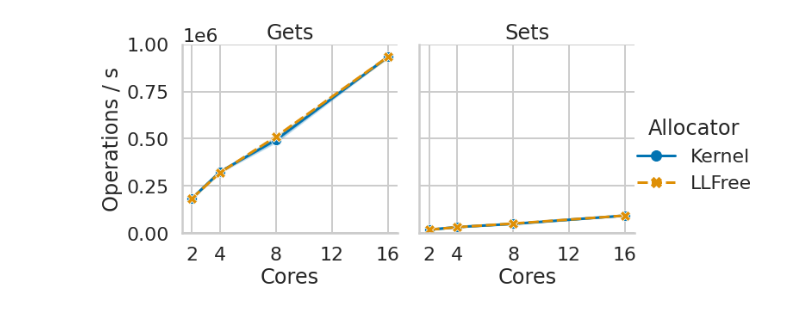
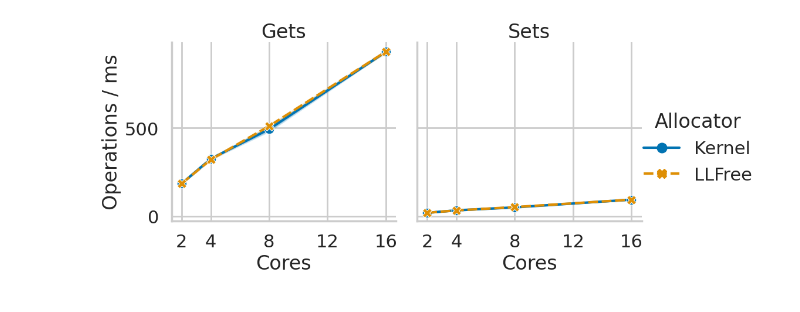
Before and after one commit to luhsra/llfree-bench, a Jupyter notebook: memtier.ipynb, the cells around one changed output. Drawn from its saved outputs; the diff is of its cells as text; code cells hidden in the pictures.

Commit message:
:sparkles: Improve plots

```diff
--- a/memtier.ipynb
+++ b/memtier.ipynb
@@ -29,27 +29,27 @@ def load(root: Path) -> pd.DataFrame:
 # %%
 buddy_d = load(buddy)
 buddy_d["alloc"] = "Kernel"
 llfree_d = load(llfree)
 llfree_d["alloc"] = "LLFree"
 
 pgd = pd.concat([buddy_d, llfree_d], ignore_index=True)
 pgd = pgd[["cores", "alloc", "Gets", "Sets", "iteration"]].melt(
     id_vars=["cores", "alloc", "iteration"],
-    value_vars=["Gets", "Sets"], value_name="time", var_name="operation")
+    value_vars=["Gets", "Sets"], value_name="num", var_name="operation")
+pgd["num"] /= 1000
 # pgd = pgd.groupby(["cores", "alloc", "variable", "mem"]).min()
 order = ["Kernel", "LLFree"]
-g = sns.relplot(data=pgd, kind="line", x="cores", y="time",
+g = sns.relplot(data=pgd, kind="line", x="cores", y="num",
                 col="operation", style="alloc", hue="alloc", markers=True,
                 style_order=order, hue_order=order)
 g.set(xticks=[2, 4, 8, 12, 16])
-g.set(ylim=(0, 1000000))
 g.legend.set_title("Allocator")
-g.set(ylabel="Operations / s")
+g.set(ylabel="Operations / ms")
 g.set(xlabel="Cores")
 g.set_titles("{col_name}")
 g.savefig("out/memtier.pdf")
 
 dref_dataframe("memtier", Path("out"), [
-               "alloc", "cores", "operation"], pgd[["alloc", "cores", "operation", "time"]])
+               "alloc", "cores", "operation"], pgd[["alloc", "cores", "operation", "num"]])
 # %% [output]
-[figure, old version]
+[figure, new version]
```
Also changed, not shown: 4 other files.
